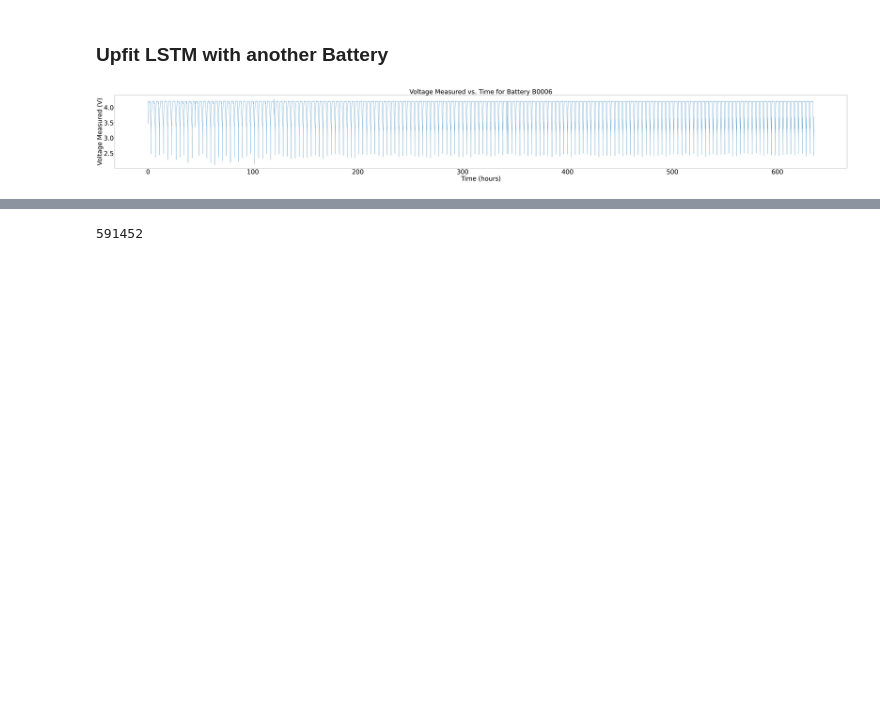
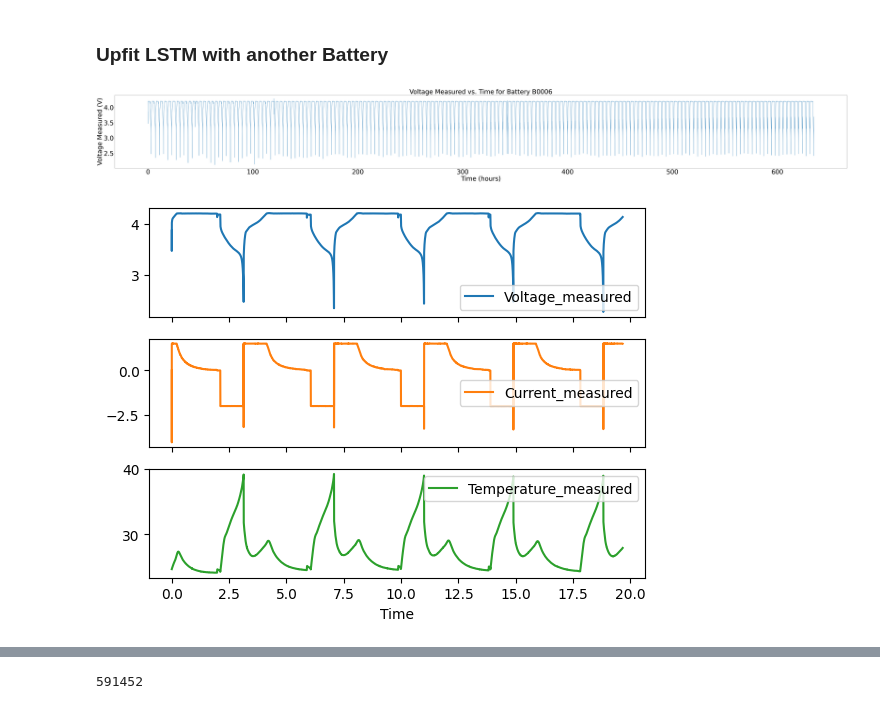
Before and after one commit to andreah19/deep-learning-project, a Jupyter notebook: project.ipynb, the cells around one changed output, grey strips where cells are left out. Saved outputs shown, nothing was run; the diff lists cells and outputs as text; code cells hidden in the pictures; blank space fills up the shorter version.

```diff
--- a/project.ipynb
+++ b/project.ipynb
@@ -499,3 +499,7 @@ B6.read_data()
 B6.plot_full_data()
 # %% [output]
 [figure]
+# %%
+B6.plot_voltage_current_temperature(0, 6000)
+# %% [output]
+[figure, added]
```
Also changed, not shown: parts of 12 cells of this notebook, 1 other file.
